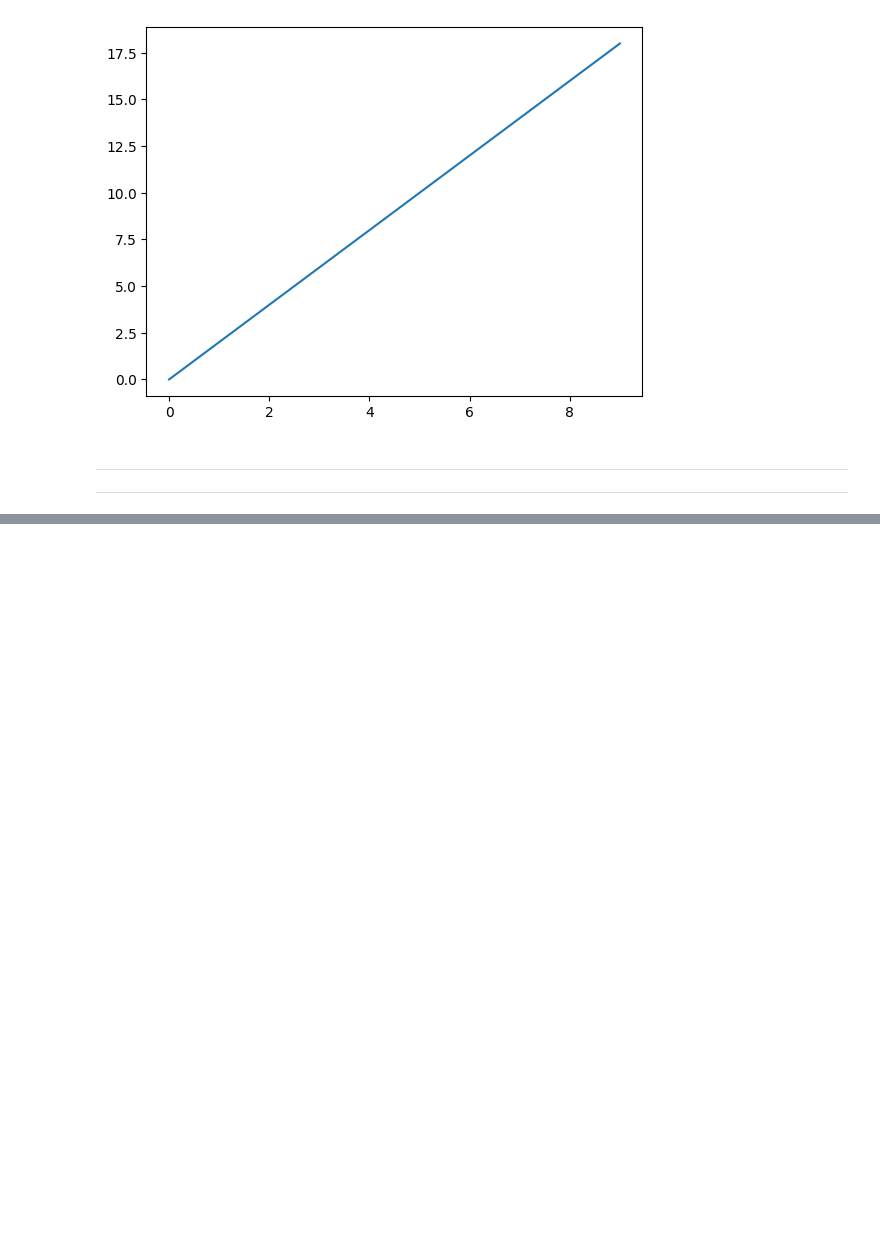
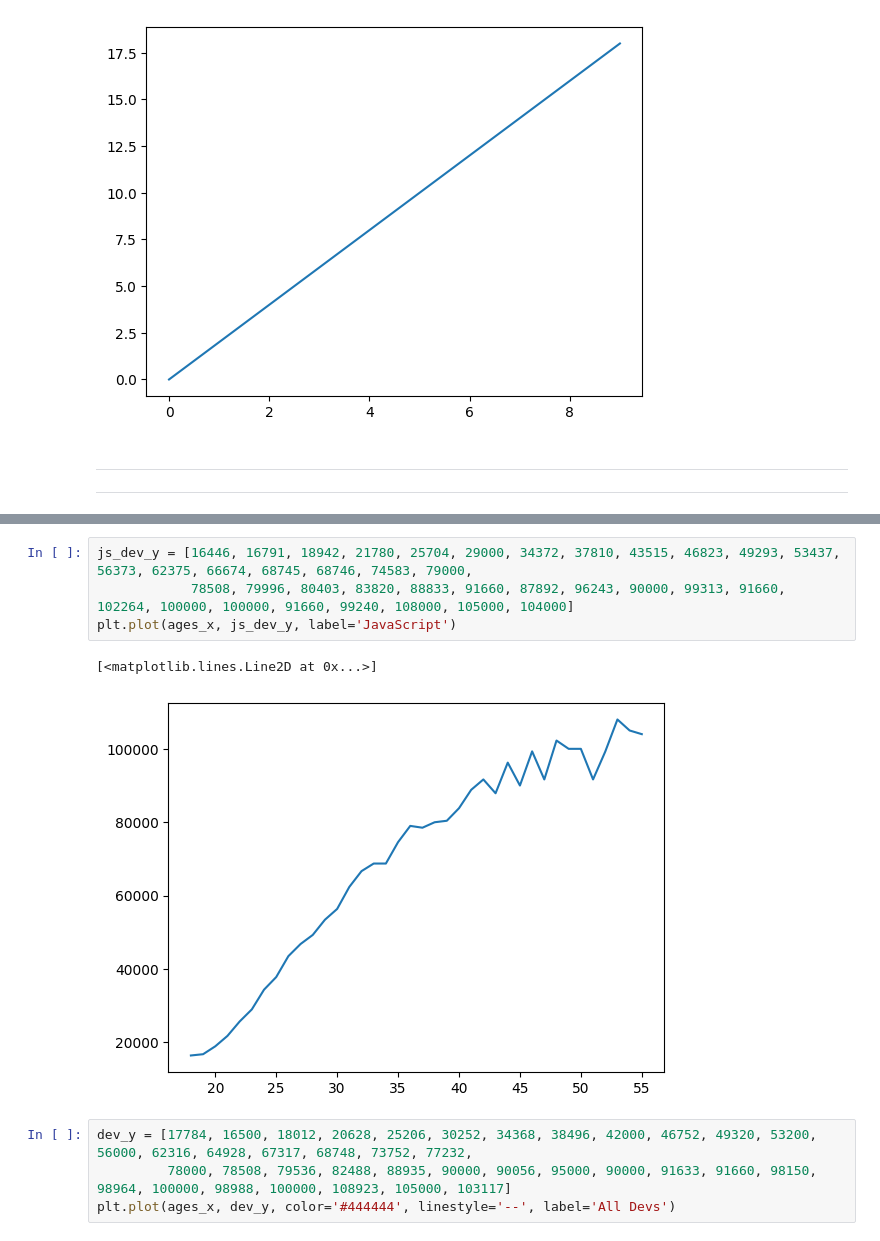
Before and after one commit to UnlimitedV/Learning_ML, a Jupyter notebook: matplotlib/00-Matplotlib-Basics.ipynb, the cells around one changed output, grey strips where cells are left out. Drawn from its saved outputs; the diff is of its cells as text; blank space fills up the shorter version.

```diff
--- a/matplotlib/00-Matplotlib-Basics.ipynb
+++ b/matplotlib/00-Matplotlib-Basics.ipynb
@@ -121,0 +135,11 @@ plt.savefig('example.png')
+# %%
+js_dev_y = [16446, 16791, 18942, 21780, 25704, 29000, 34372, 37810, 43515, 46823, 49293, 53437, 56373, 62375, 66674, 68745, 68746, 74583, 79000,
+            78508, 79996, 80403, 83820, 88833, 91660, 87892, 96243, 90000, 99313, 91660, 102264, 100000, 100000, 91660, 99240, 108000, 105000, 104000]
+plt.plot(ages_x, js_dev_y, label='JavaScript')
+# %% [output]
+[<matplotlib.lines.Line2D at 0x...>]
+[figure, added]
+# %%
+dev_y = [17784, 16500, 18012, 20628, 25206, 30252, 34368, 38496, 42000, 46752, 49320, 53200, 56000, 62316, 64928, 67317, 68748, 73752, 77232,
+         78000, 78508, 79536, 82488, 88935, 90000, 90056, 95000, 90000, 91633, 91660, 98150, 98964, 100000, 98988, 100000, 108923, 105000, 103117]
+plt.plot(ages_x, dev_y, color='#444444', linestyle='--', label='All Devs')
```
Also changed, not shown: parts of 4 cells of this notebook, 1 other file.
